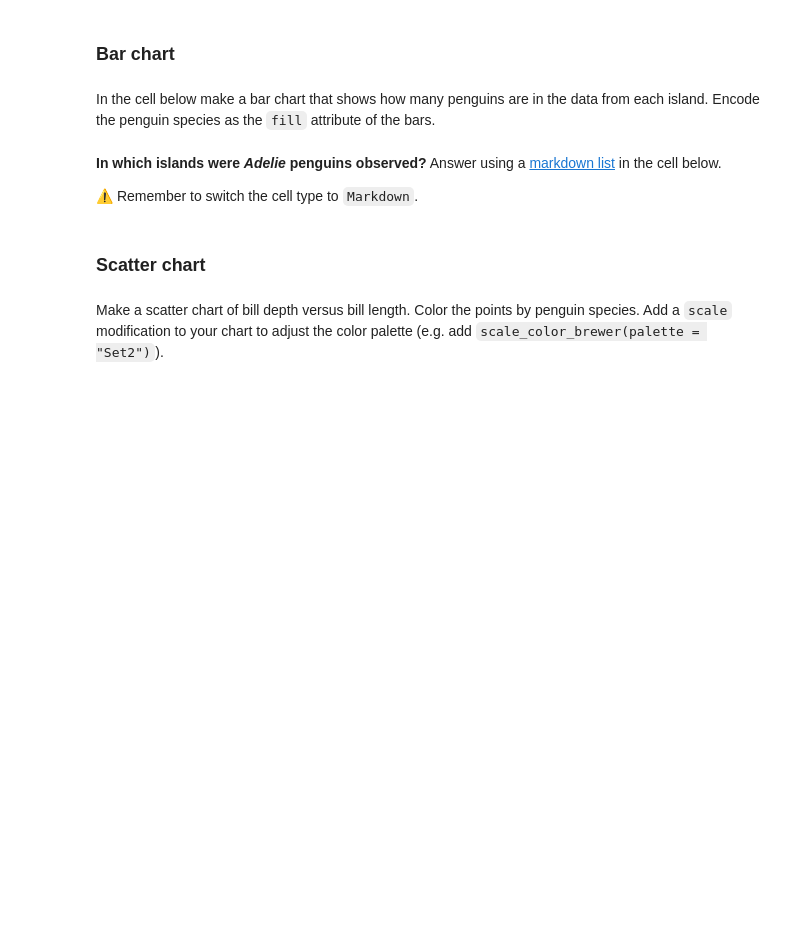
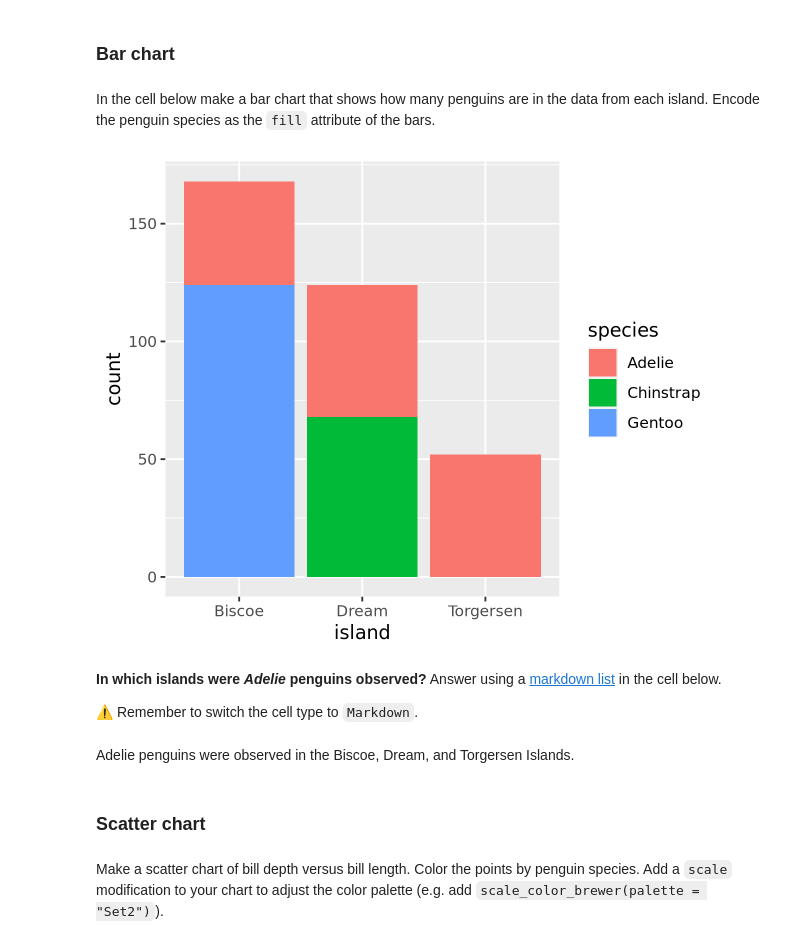
Before and after one commit to UNC-DATA-730/assignment-2-data-viz-and-wrangling-dlee002, a Jupyter notebook: assignment2.ipynb, the cells around one changed output. Drawn from its saved outputs; the diff is of its cells as text; code cells hidden in the pictures; blank space fills up the shorter version.

Commit message:
Penguin Bar Chart & Question.

```diff
--- a/assignment2.ipynb
+++ b/assignment2.ipynb
@@ -45,10 +45,17 @@ We now have a data frame called `penguins` available. Use this table for the fol
 ### Bar chart
 # %% [markdown]
 In the cell below make a bar chart that shows how many penguins are in the data from each island. Encode the penguin species as the `fill` attribute of the bars.
+# %%
+ggplot(data = penguins, aes(x = island, fill = species)) +
+  geom_bar()
+# %% [output]
+[figure, added]
 # %% [markdown]
 **In which islands were *Adelie* penguins observed?** Answer using a [markdown list](https://www.markdownguide.org/basic-syntax/#lists-1) in the cell below.
 
 ⚠️ Remember to switch the cell type to `Markdown`.
+# %% [markdown]
+Adelie penguins were observed in the Biscoe, Dream, and Torgersen Islands.
 # %% [markdown]
 ### Scatter chart
 # %% [markdown]
```
